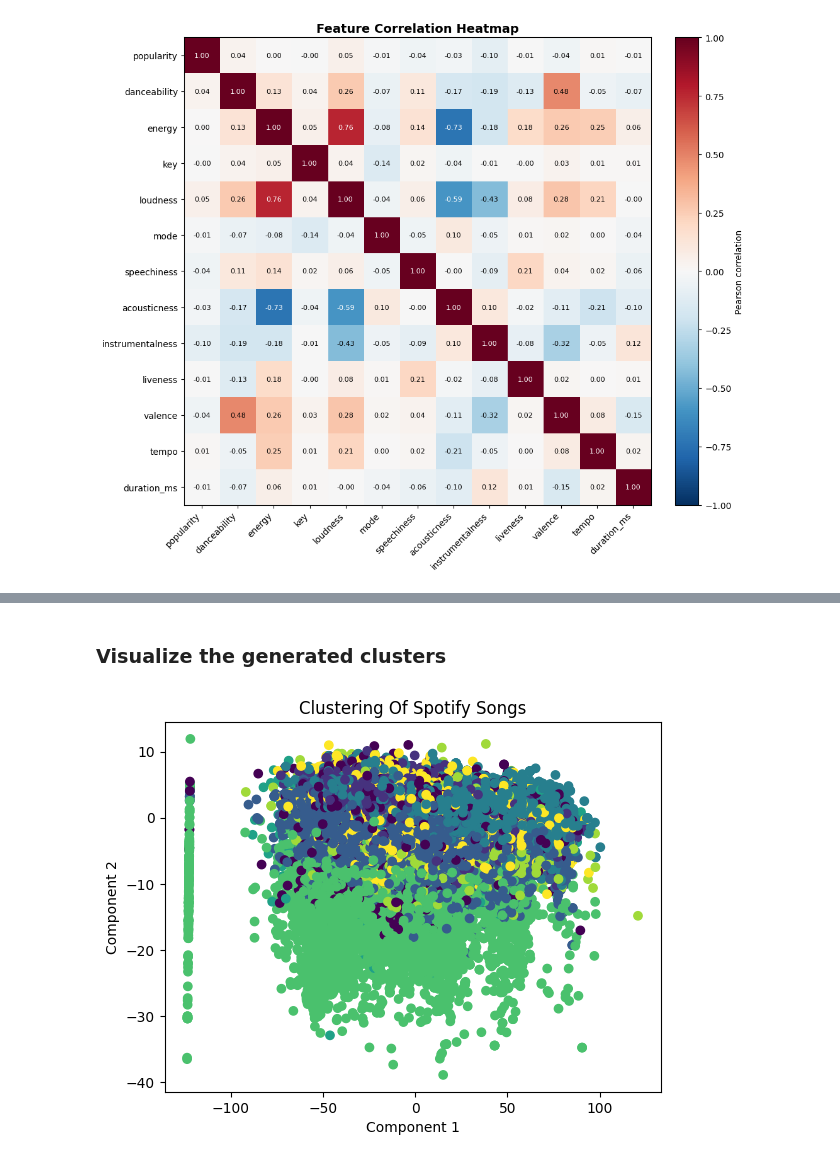
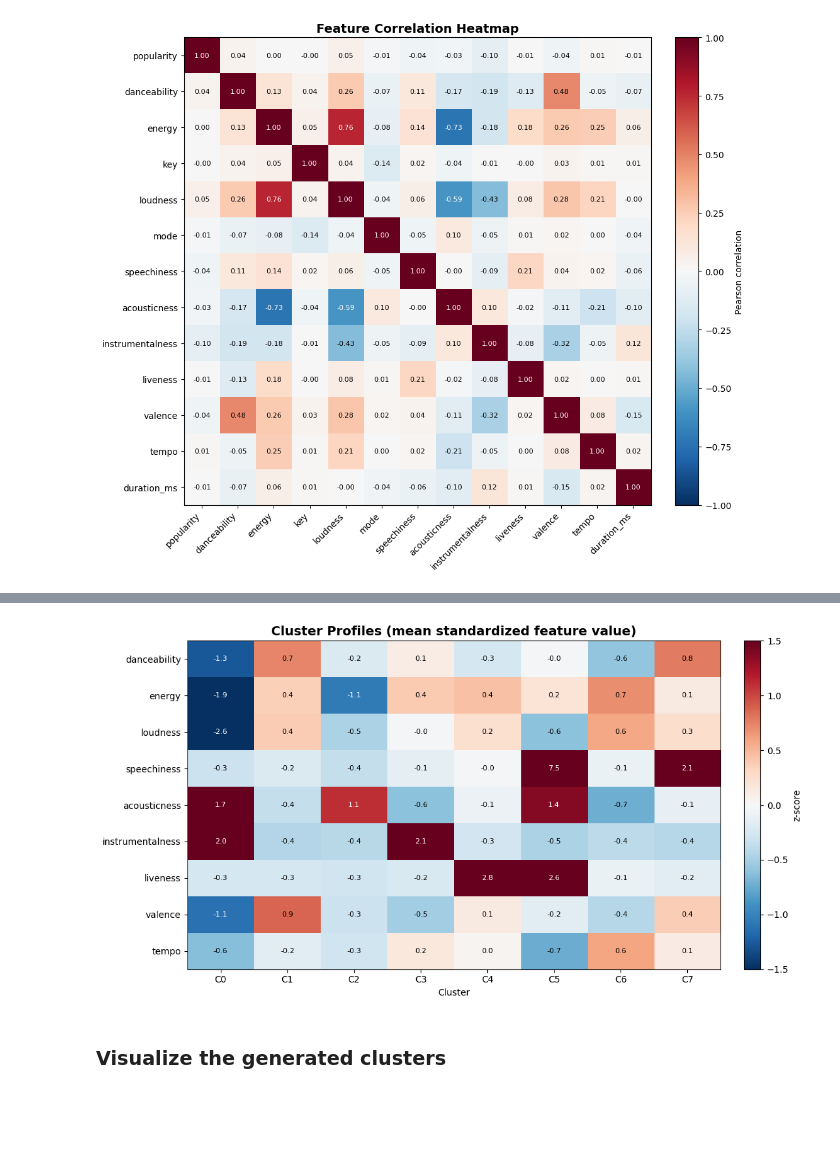
Before and after one commit to 4matic/machine-learning-experiments-in-music, a Jupyter notebook: project0.ipynb, the cells around one changed output, grey strips where cells are left out. Cells and saved outputs as stored; diff of their text form; code cells hidden in the pictures; blank space fills up the shorter version.

```diff
--- a/project0.ipynb
+++ b/project0.ipynb
@@ -304,15 +313,32 @@ df
+# %%
+# Cluster profile: mean *standardized* value of each feature per cluster.
+# Red = well above average for that feature, blue = well below. This is what
+# makes each cluster "interesting" — it tells you the personality of each group.
+profile = pd.DataFrame(X_scaled, columns=feature_columns)
+profile['Cluster'] = cluster_labels
+cluster_means = profile.groupby('Cluster').mean()
+
+fig, ax = plt.subplots(figsize=(11, 6))
+im = ax.imshow(cluster_means.T, cmap='RdBu_r', vmin=-1.5, vmax=1.5, aspect='auto')
+
+ax.set_xticks(range(optimal_k))
+ax.set_xticklabels([f'C{c}' for c in cluster_means.index])
+ax.set_yticks(range(len(feature_columns)))
+ax.set_yticklabels(feature_columns)
+
+for i in range(len(feature_columns)):
+    for j in range(optimal_k):
+        val = cluster_means.iloc[j, i]
+        ax.text(j, i, f"{val:.1f}", ha='center', va='center', fontsize=8,
+                color='white' if abs(val) > 0.9 else 'black')
+
+ax.set_title('Cluster Profiles (mean standardized feature value)',
+             fontsize=14, fontweight='bold')
+ax.set_xlabel('Cluster')
+fig.colorbar(im, ax=ax, fraction=0.046, pad=0.04, label='z-score')
+plt.tight_layout()
+plt.show()
+# %% [output]
+[figure, added]
 # %% [markdown]
 ### Visualize the generated clusters
-# %%
-pca = PCA(n_components=2)  # Initialize a PCA model with 2 components
-df_2d = pca.fit_transform(df)  # Reduce the data to two dimensions using the PCA model
-
-# Plot the data points on a scatter plot
-# Coloring the data points according to their cluster assignment
-plt.scatter(df_2d[:, 0], df_2d[:, 1], c=clusters)
-plt.title('Clustering Of Spotify Songs')
-plt.xlabel('Component 1')
-plt.ylabel('Component 2')
-plt.show()
-# %% [output]
-[figure, removed]
```
Also changed, not shown: parts of 12 cells of this notebook.
